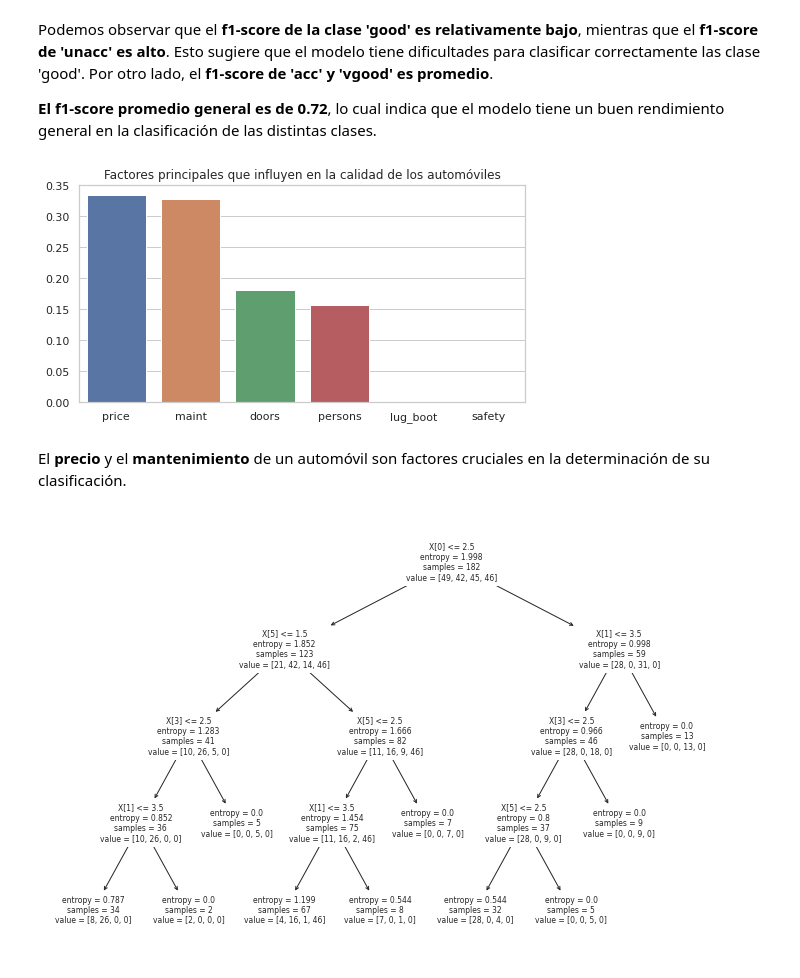
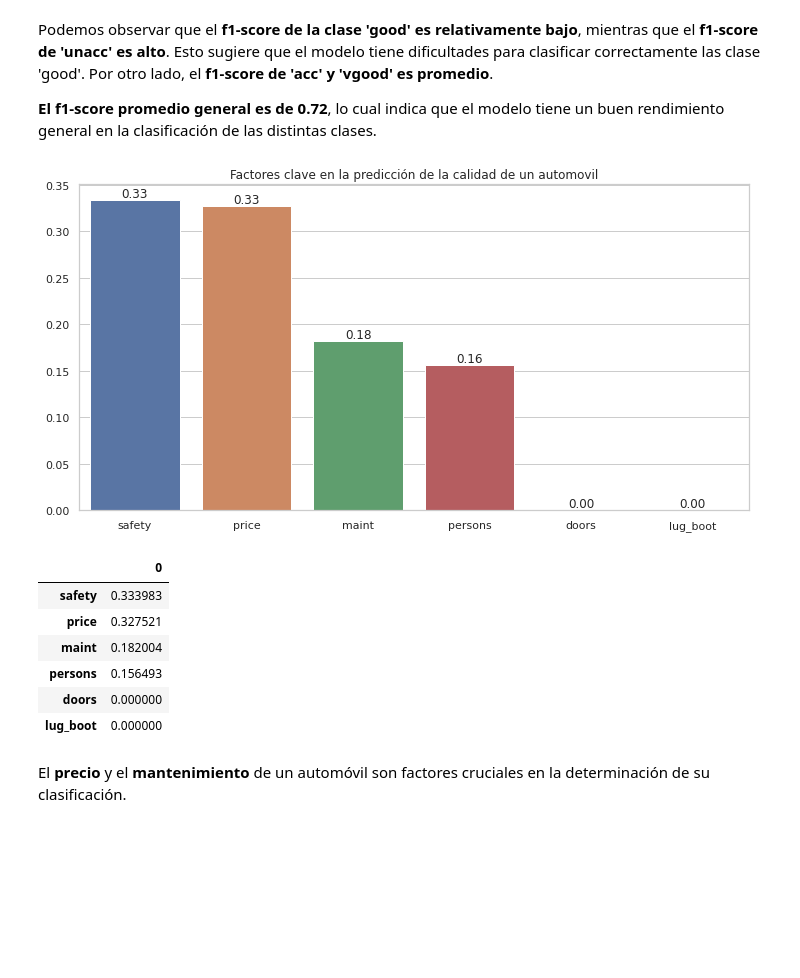
Before and after one commit to mazzaroli/decision_tree-random_forest, a Jupyter notebook: notas.ipynb, the cells around one changed output. Cells and saved outputs as stored; diff of their text form; code cells hidden in the pictures; blank space fills up the shorter version.

```diff
--- a/notas.ipynb
+++ b/notas.ipynb
@@ -616,5 +620,5 @@ dtype: object
 # %%
 from sklearn.model_selection import train_test_split
 
-X_train, X_test, y_train, y_test = train_test_split(X,y,test_size=0.3, random_state=42)
+X_train_car, X_test_car, y_train_car, y_test_car = train_test_split(X_car,y_car,test_size=0.3, random_state=42)
 # %%
@@ -629,7 +633,7 @@ y: (182,) (78,)
 from sklearn.tree import DecisionTreeClassifier
 
 # Instancia del modelo
-tree = DecisionTreeClassifier(random_state=42)
+tree_car = DecisionTreeClassifier(random_state=42)
 # %% [markdown]
 ### Optimización de parámetros
 # %%
@@ -639,8 +643,8 @@ from sklearn.model_selection import GridSearchCV
 param_grid = {'criterion': ['gini', 'entropy'], 'max_depth': [2, 3, 4, 5]}
 # %%
 # Realizar la búsqueda de hiperparámetros utilizando GridSearchCV
-grid_search = GridSearchCV(tree, param_grid=param_grid, cv=10, return_train_score=True)
-grid_search.fit(X_train, y_train)
+grid_search = GridSearchCV(tree_car, param_grid=param_grid, cv=10, return_train_score=True)
+grid_search.fit(X_train_car, y_train_car)
 
 # Imprimir los resultados
 print("Mejores hiperparámetros encontrados:")
@@ -654,6 +658,6 @@ Mejor puntuación de validación cruzada:
 0.8026315789473685
 # %%
 # Modelo decision tree con parametros optimizados
-best_tree = grid_search.best_estimator_
+best_tree_car = grid_search.best_estimator_
 # %%
 # Predecimos Y
@@ -693,23 +697,26 @@ weighted avg       0.75      0.72      0.71        78
 Podemos observar que el **f1-score de la clase 'good' es relativamente bajo**, mientras que el **f1-score de 'unacc' es alto**. Esto sugiere que el modelo tiene dificultades para clasificar correctamente las clase 'good'. Por otro lado, el **f1-score de 'acc' y 'vgood' es promedio**.
 
 **El f1-score promedio general es de 0.72**, lo cual indica que el modelo tiene un buen rendimiento general en la clasificación de las distintas clases.
-# %%
-# Verificamos el feature importances
-importances = grid_search.best_estimator_.feature_importances_
-importances = np.sort(importances)[::-1]
-columns = X.columns
-
-plt.figure(figsize=(8,4))
-sns.barplot(x=columns, y=importances);
-plt.title('Factores principales que influyen en la calidad de los automóviles');
-# %% [output]
-[figure, removed]
+# %%
+feature_scores_car = pd.DataFrame(pd.Series(best_tree_car.feature_importances_, index=X_train_car.columns).sort_values(ascending=False)).T
+plt.figure(figsize=(12,6))
+sns.barplot(data=feature_scores_car)
+
+for index, value in enumerate(feature_scores_car.values.flatten()):
+    plt.annotate(f'{value:.2f}', xy=(index, value), ha='center', va='bottom')
+
+
+plt.title("Factores clave en la predicción de la calidad de un automovil")
+plt.show()
+pd.DataFrame(feature_scores_car.T)
+# %% [output]
+[figure, added]
+|  | 0 |
+| safety | 0.333983 |
+| price | 0.327521 |
+| maint | 0.182004 |
+| persons | 0.156493 |
+| doors | 0.000000 |
+| lug_boot | 0.000000 |
 # %% [markdown]
 El **precio** y el **mantenimiento** de un automóvil son factores cruciales en la determinación de su clasificación.
-# %%
-plt.figure(figsize = (12,8))
-from sklearn import tree
-
-tree.plot_tree(best_tree.fit(X_train, y_train));
-# %% [output]
-[figure, removed]
```
Also changed, not shown: parts of 96 cells of this notebook, 1 other file.
